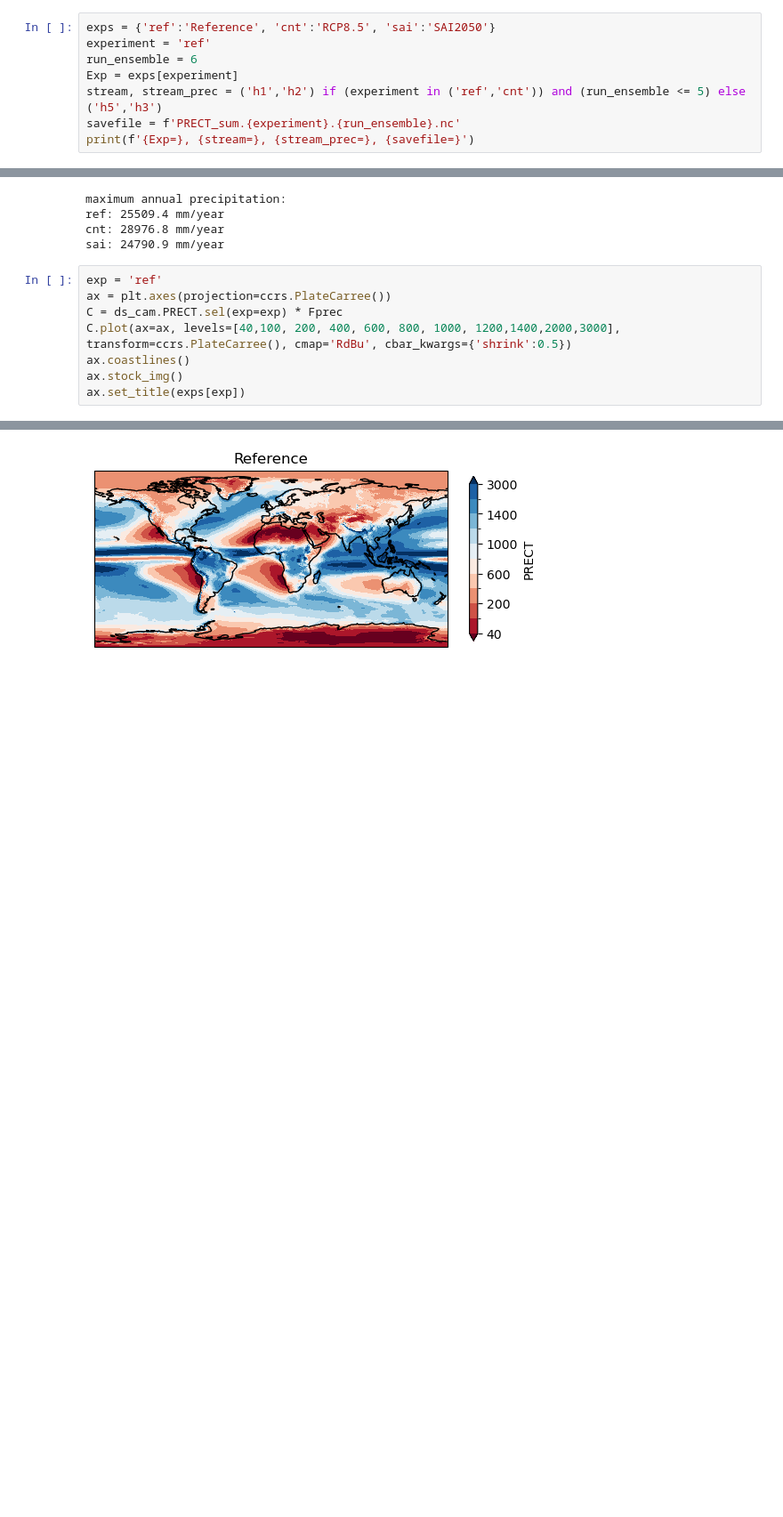
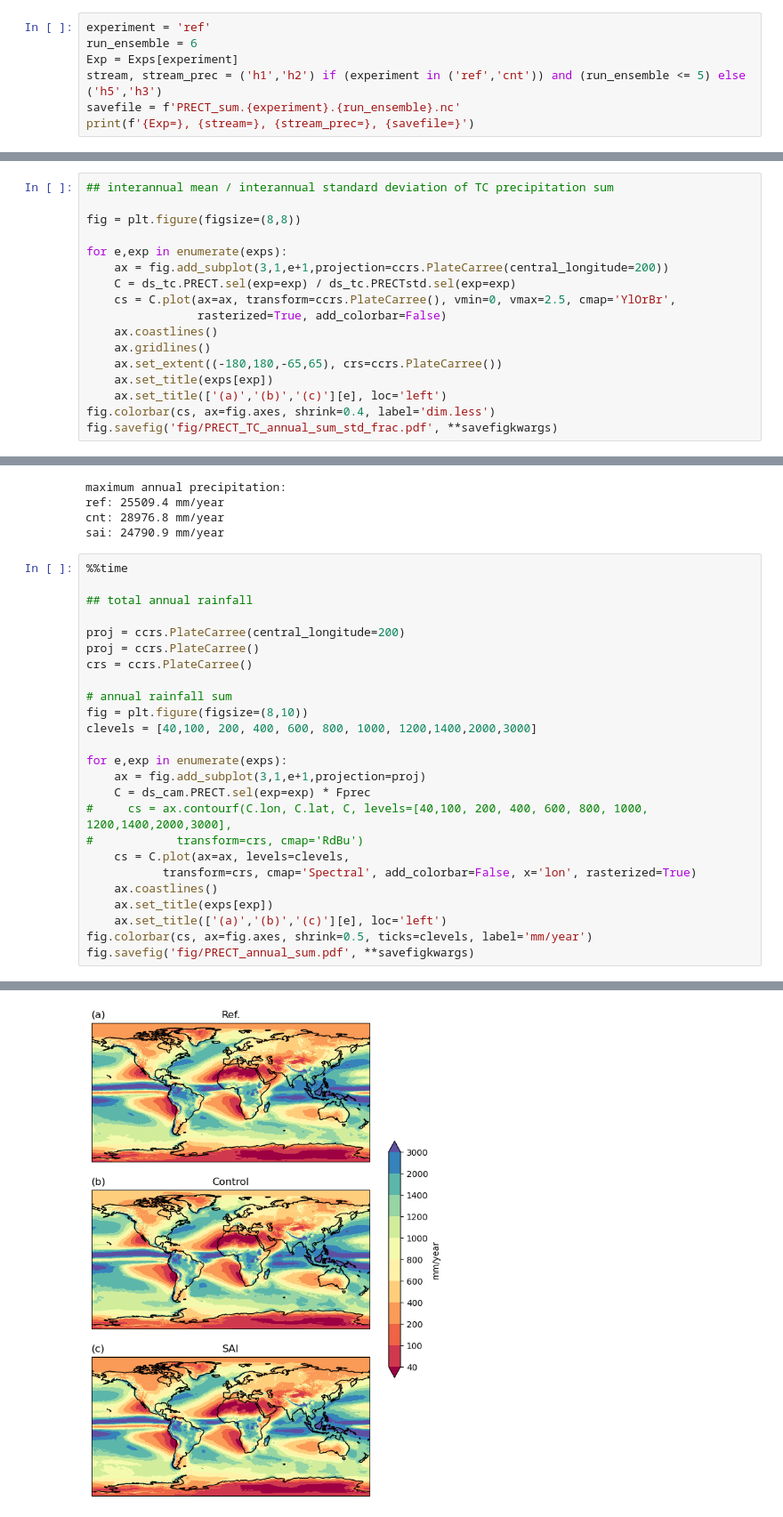
Before and after one commit to JdeJong96/TCs-under-SAI, a Jupyter notebook: tracker/additional/precipitation_sum_v2/main.ipynb, the cells around one changed output, grey strips where cells are left out. Shown at 89% size. Cells and saved outputs as stored; diff of their text form; blank space fills up the shorter version.

```diff
--- a/tracker/additional/precipitation_sum_v2/main.ipynb
+++ b/tracker/additional/precipitation_sum_v2/main.ipynb
@@ -14,8 +22,7 @@ import src.analysis.tracks as tracks
 # %%
-exps = {'ref':'Reference', 'cnt':'RCP8.5', 'sai':'SAI2050'}
 experiment = 'ref'
 run_ensemble = 6
-Exp = exps[experiment]
+Exp = Exps[experiment]
 stream, stream_prec = ('h1','h2') if (experiment in ('ref','cnt')) and (run_ensemble <= 5) else ('h5','h3')
 savefile = f'PRECT_sum.{experiment}.{run_ensemble}.nc'
 print(f'{Exp=}, {stream=}, {stream_prec=}, {savefile=}')
@@ -390,0 +416,17 @@ Fprec = 365 * 24 * 3600 * 1000 # m/s to mm/year
+# %%
+## interannual mean / interannual standard deviation of TC precipitation sum
+
+fig = plt.figure(figsize=(8,8))
+
+for e,exp in enumerate(exps):
+    ax = fig.add_subplot(3,1,e+1,projection=ccrs.PlateCarree(central_longitude=200))
+    C = ds_tc.PRECT.sel(exp=exp) / ds_tc.PRECTstd.sel(exp=exp)
+    cs = C.plot(ax=ax, transform=ccrs.PlateCarree(), vmin=0, vmax=2.5, cmap='YlOrBr',
+                rasterized=True, add_colorbar=False)
+    ax.coastlines()
+    ax.gridlines()
+    ax.set_extent((-180,180,-65,65), crs=ccrs.PlateCarree())
+    ax.set_title(exps[exp])
+    ax.set_title(['(a)','(b)','(c)'][e], loc='left')
+fig.colorbar(cs, ax=fig.axes, shrink=0.4, label='dim.less')
+fig.savefig('fig/PRECT_TC_annual_sum_std_frac.pdf', **savefigkwargs)
@@ -398,11 +496,28 @@ ref: 25509.4 mm/year
 cnt: 28976.8 mm/year
 sai: 24790.9 mm/year
 # %%
-exp = 'ref'
-ax = plt.axes(projection=ccrs.PlateCarree())
-C = ds_cam.PRECT.sel(exp=exp) * Fprec
-C.plot(ax=ax, levels=[40,100, 200, 400, 600, 800, 1000, 1200,1400,2000,3000], transform=ccrs.PlateCarree(), cmap='RdBu', cbar_kwargs={'shrink':0.5})
-ax.coastlines()
-ax.stock_img()
-ax.set_title(exps[exp])
+%%time
+
+## total annual rainfall
+
+proj = ccrs.PlateCarree(central_longitude=200)
+proj = ccrs.PlateCarree()
+crs = ccrs.PlateCarree()
+
+# annual rainfall sum
+fig = plt.figure(figsize=(8,10))
+clevels = [40,100, 200, 400, 600, 800, 1000, 1200,1400,2000,3000]
+
+for e,exp in enumerate(exps):
+    ax = fig.add_subplot(3,1,e+1,projection=proj)
+    C = ds_cam.PRECT.sel(exp=exp) * Fprec
+#     cs = ax.contourf(C.lon, C.lat, C, levels=[40,100, 200, 400, 600, 800, 1000, 1200,1400,2000,3000],
+#            transform=crs, cmap='RdBu')
+    cs = C.plot(ax=ax, levels=clevels,
+           transform=crs, cmap='Spectral', add_colorbar=False, x='lon', rasterized=True)
+    ax.coastlines()
+    ax.set_title(exps[exp])
+    ax.set_title(['(a)','(b)','(c)'][e], loc='left')
+fig.colorbar(cs, ax=fig.axes, shrink=0.5, ticks=clevels, label='mm/year')
+fig.savefig('fig/PRECT_annual_sum.pdf', **savefigkwargs)
 # %% [output]
@@ -410,2 +526,2 @@ Text(0.5, 1.0, 'Reference')
-[figure, old version]
+[figure, new version]
 # %%
```
Also changed, not shown: parts of 16 cells of this notebook, 7 other files.
